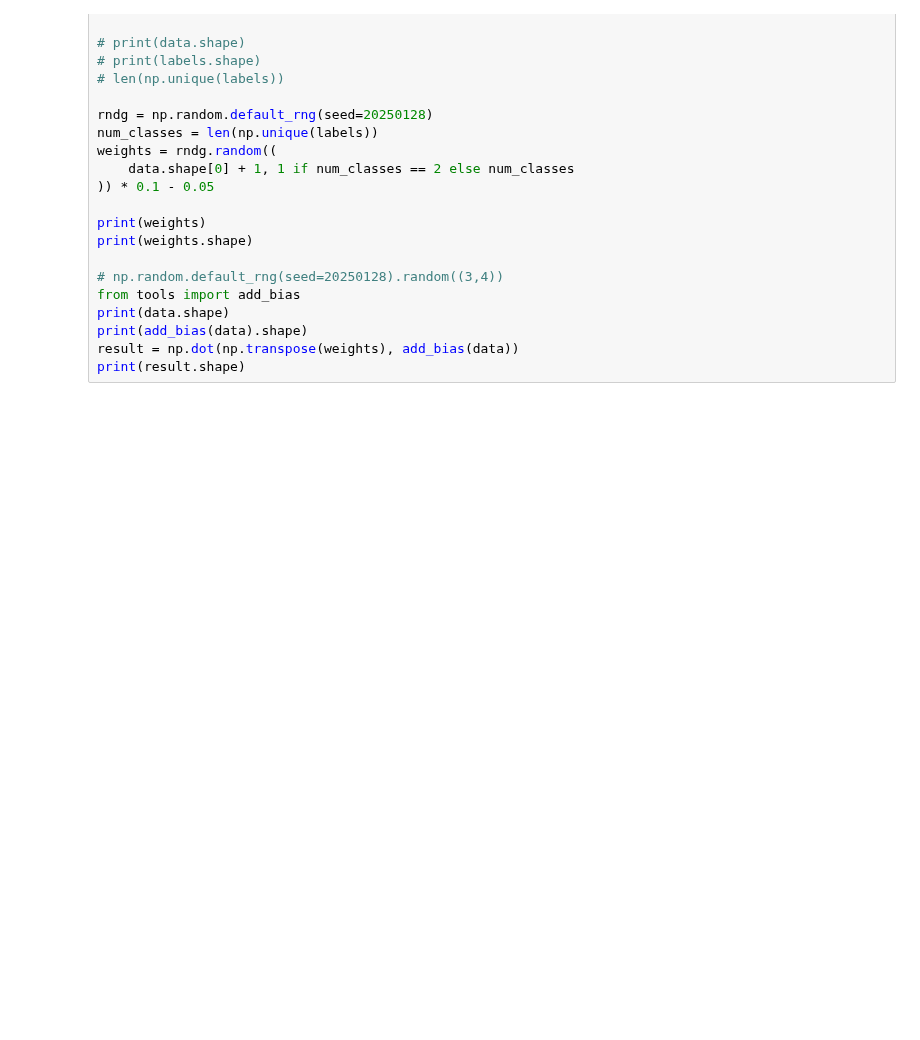
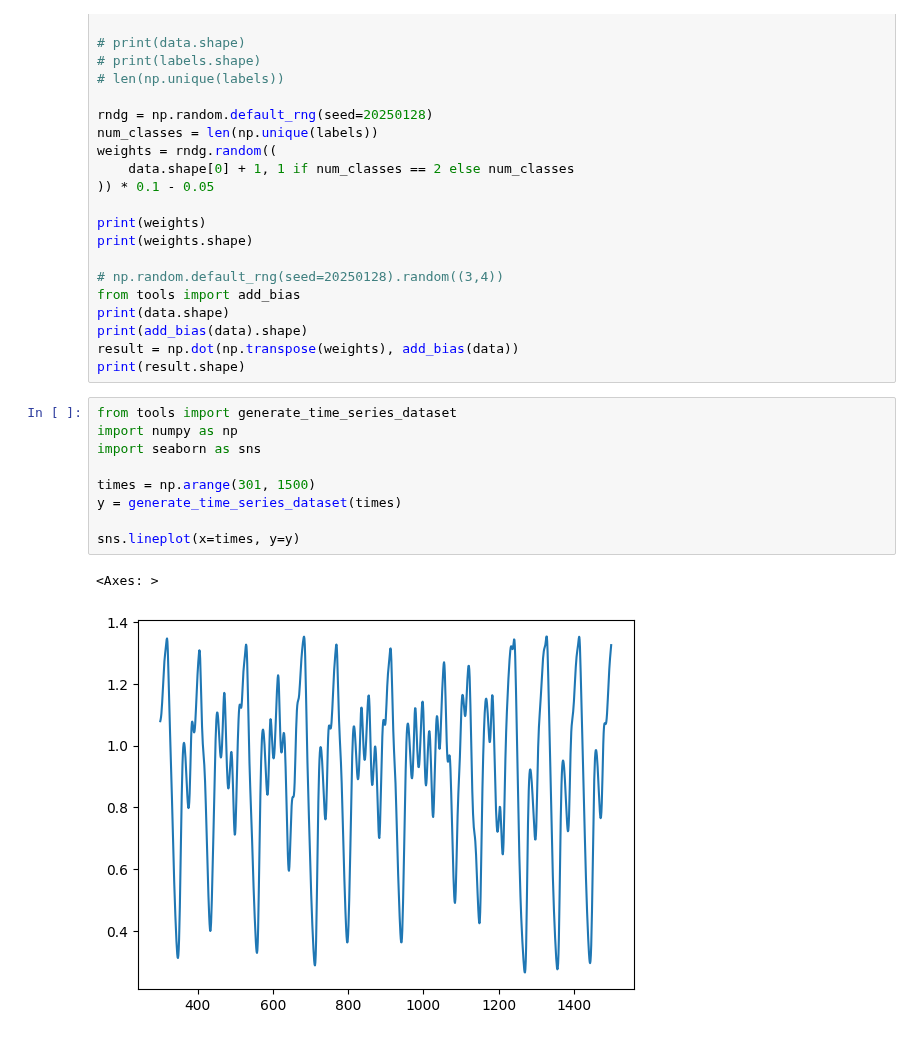
Before and after one commit to nathanansel28/DD2437, a Jupyter notebook: lab1b/playground.ipynb, the cells around one changed output. Drawn from its saved outputs; the diff is of its cells as text; blank space fills up the shorter version.

```diff
--- a/lab1b/playground.ipynb
+++ b/lab1b/playground.ipynb
@@ -62,3 +62,15 @@ print(data.shape)
 print(add_bias(data).shape)
 result = np.dot(np.transpose(weights), add_bias(data))
 print(result.shape)
+# %%
+from tools import generate_time_series_dataset
+import numpy as np
+import seaborn as sns
+
+times = np.arange(301, 1500)
+y = generate_time_series_dataset(times)
+
+sns.lineplot(x=times, y=y)
+# %% [output]
+<Axes: >
+[figure, added]
```
Also changed, not shown: 1 other file.
